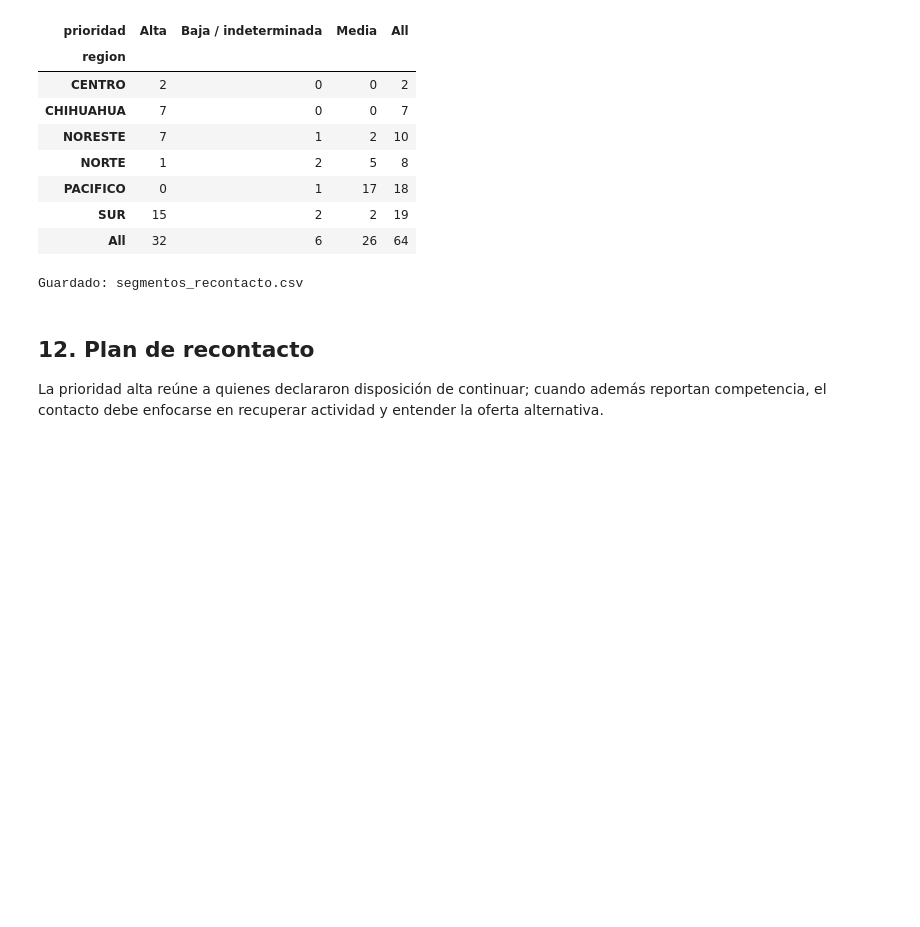
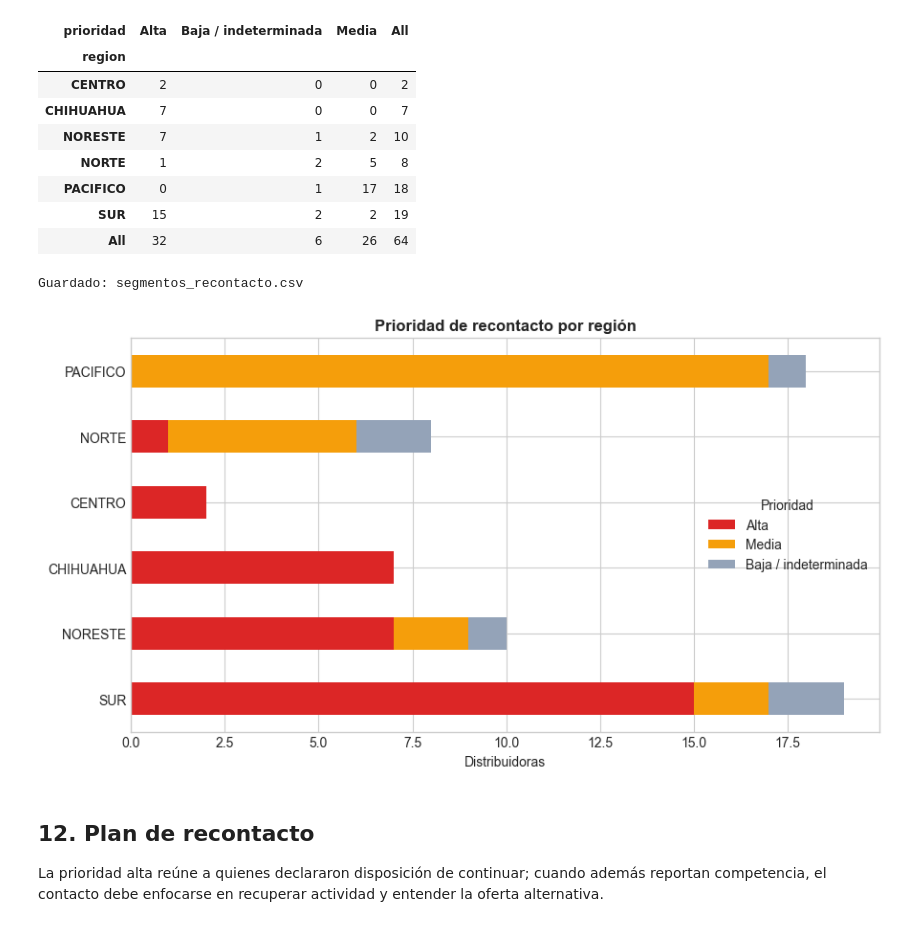
Before and after one commit to marifercc/cvv-encuestas-distribuidoras, a Jupyter notebook: notebooks/01_diagnostico_datos.ipynb, the cells around one changed output. Cells and saved outputs as stored; diff of their text form; code cells hidden in the pictures; blank space fills up the shorter version.

```diff
--- a/notebooks/01_diagnostico_datos.ipynb
+++ b/notebooks/01_diagnostico_datos.ipynb
@@ -702,6 +763,32 @@ Resumen por región
 | SUR | 15 | 2 | 2 | 19 |
 | All | 32 | 6 | 26 | 64 |
 Guardado: segmentos_recontacto.csv
+# %%
+prioridad_region = pd.crosstab(
+    segmentos["region"].fillna("Sin región"), segmentos["prioridad"]
+)
+orden_prioridad = [
+    prioridad
+    for prioridad in ["Alta", "Media", "Baja / indeterminada"]
+    if prioridad in prioridad_region.columns
+]
+prioridad_region = prioridad_region[orden_prioridad].sort_values(
+    orden_prioridad, ascending=False
+)
+
+ax = prioridad_region.plot.barh(
+    stacked=True,
+    figsize=(9, 5),
+    color=["#dc2626", "#f59e0b", "#94a3b8"],
+)
+ax.set_title("Prioridad de recontacto por región", fontweight="bold")
+ax.set_xlabel("Distribuidoras")
+ax.set_ylabel("")
+ax.legend(title="Prioridad", frameon=False)
+plt.tight_layout()
+plt.show()
+# %% [output]
+[figure, added]
 # %% [markdown]
 ## 12. Plan de recontacto
 
```
Also changed, not shown: parts of 3 cells of this notebook, 1 other file.
